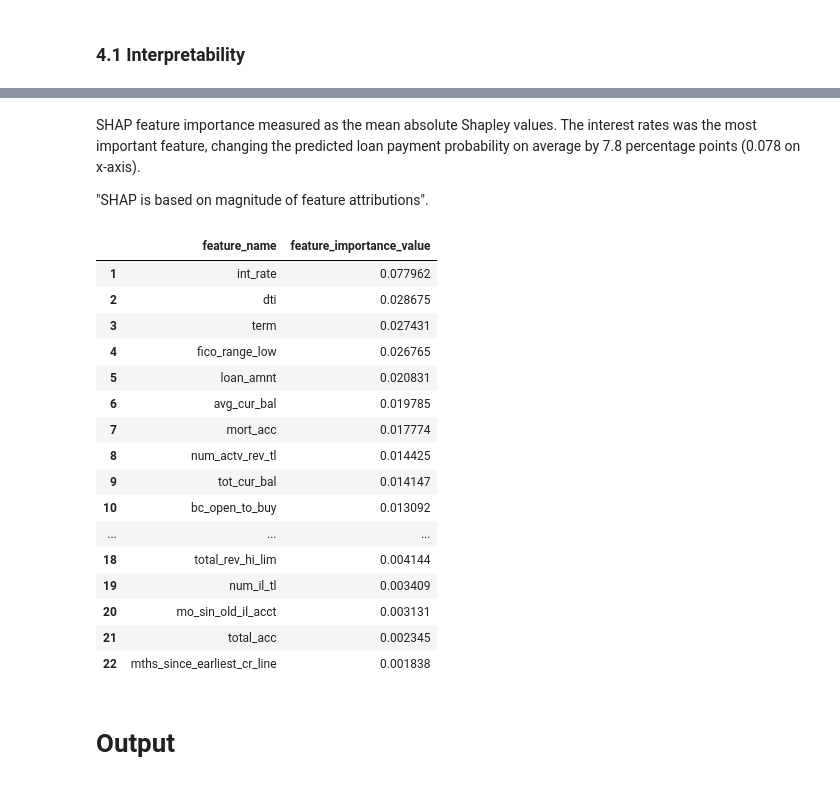
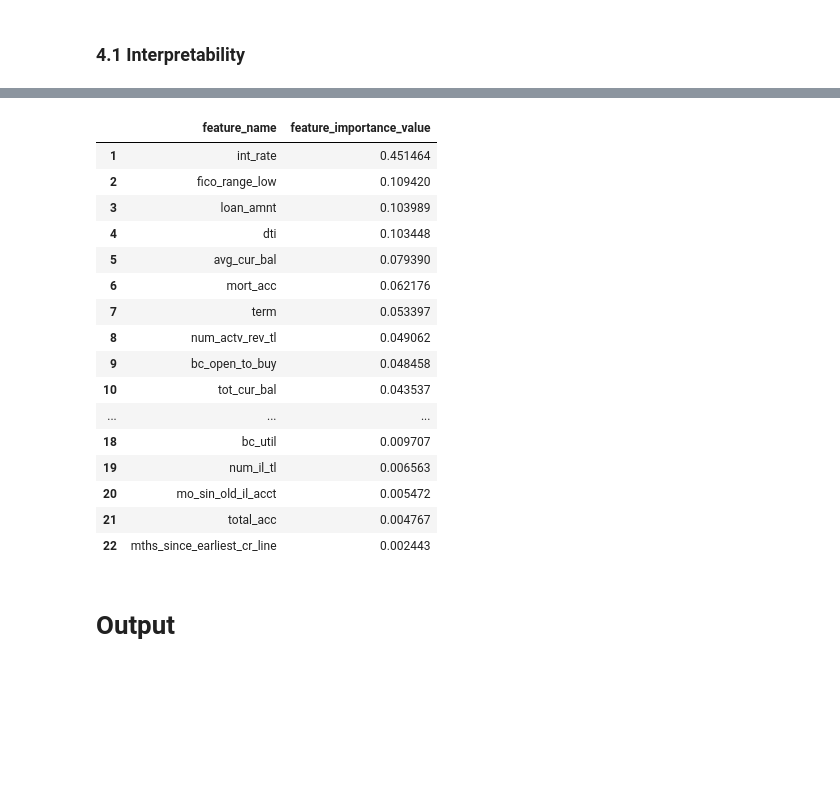
Before and after one commit to felgabr/p2p_lending_data, a Jupyter notebook: 1_modeling.ipynb, the cells around one changed output, grey strips where cells are left out. Cells and saved outputs as stored; diff of their text form; code cells hidden in the pictures; blank space fills up the shorter version.

```diff
--- a/1_modeling.ipynb
+++ b/1_modeling.ipynb
@@ -198,6 +204,12 @@ X_train_subset = feature_selector.Subset()
 
 # Get a list of important features
 important_feat = list(X_train_subset.columns)
+# %%
+important_feat = ['fico_range_high', 'fico_range_low', 'num_actv_rev_tl', 'dti', 'bc_open_to_buy',
+                  'mort_acc', 'int_rate', 'revol_util', 'total_bc_limit', 'total_rev_hi_lim', 'term',
+                  'mo_sin_old_il_acct', 'tot_hi_cred_lim', 'total_acc', 'installment', 'mths_since_recent_bc',
+                  'tot_cur_bal', 'mo_sin_old_rev_tl_op', 'inq_last_6mths', 'num_il_tl', 'avg_cur_bal',
+                  'loan_amnt', 'bc_util', 'funded_amnt_inv', 'mths_since_earliest_cr_line', 'funded_amnt', 'annual_inc']
 # %% [markdown]
 ### 2.3 Checking Multicollinearity <a class="anchor" id="check_multi"></a>
 # %% [markdown]
@@ -387,3 +402,14 @@ pu.classification_report_df(y_test, y_test_pred, target_names=['Unpaid', 'Paid']
 # %%
 # Make predictions (probability)
 predictions = model.predict_proba(X_test_subset)
+# %%
+%%time
+
+# Calibrates the model
+clf = RandomForestClassifier(class_weight='balanced', max_depth=12,
+                             max_features='sqrt', min_samples_leaf=5,
+                             min_samples_split=11, n_estimators=470, n_jobs=-1,
+                             random_state=13)
+
+cal_model = CalibratedClassifierCV(clf, method='sigmoid', cv=3, n_jobs=-1)
+cal_model.fit(X_train_subset[-300000:], y_train[-300000:])
@@ -448,0 +521,8 @@ Wall time: 2d 13h 57min 3s
+# %%
+%%time
+
+# Compute SHAP values
+data = shap.kmeans(X_train_subset[-300000:], 10)
+
+explainer = shap.KernelExplainer(cal_model.predict_proba, data, link='logit')
+shap_values = explainer.shap_values(X_test_subset, nsamples=100, l1_reg='num_features(10)')
@@ -467,34 +553,30 @@ f.savefig('./output/feat_importance.png', bbox_inches='tight', dpi=600)
-# %% [markdown]
-SHAP feature importance measured as the mean absolute Shapley values. The interest rates was the most important feature, changing the predicted loan payment probability on average by 7.8 percentage points (0.078 on x-axis).
-
-"SHAP is based on magnitude of feature attributions".
 # %%
 # Calcs feature importance
-df_shap = pu.shap_feature_importance(X_train_subset[-300000:], shap_values)
+df_shap = pu.shap_feature_importance(X_test_subset, shap_values)
 
 # Save
 df_shap.to_csv('./output/feat_importance.csv', index=False)
 
 # Show
 df_shap
 # %% [output]
 |  | feature_name | feature_importance_value |
-| 1 | int_rate | 0.077962 |
-| 2 | dti | 0.028675 |
-| 3 | term | 0.027431 |
-| 4 | fico_range_low | 0.026765 |
-| 5 | loan_amnt | 0.020831 |
-| 6 | avg_cur_bal | 0.019785 |
-| 7 | mort_acc | 0.017774 |
-| 8 | num_actv_rev_tl | 0.014425 |
-| 9 | tot_cur_bal | 0.014147 |
-| 10 | bc_open_to_buy | 0.013092 |
+| 1 | int_rate | 0.451464 |
+| 2 | fico_range_low | 0.109420 |
+| 3 | loan_amnt | 0.103989 |
+| 4 | dti | 0.103448 |
+| 5 | avg_cur_bal | 0.079390 |
+| 6 | mort_acc | 0.062176 |
+| 7 | term | 0.053397 |
+| 8 | num_actv_rev_tl | 0.049062 |
+| 9 | bc_open_to_buy | 0.048458 |
+| 10 | tot_cur_bal | 0.043537 |
 | ... | ... | ... |
-| 18 | total_rev_hi_lim | 0.004144 |
-| 19 | num_il_tl | 0.003409 |
-| 20 | mo_sin_old_il_acct | 0.003131 |
-| 21 | total_acc | 0.002345 |
-| 22 | mths_since_earliest_cr_line | 0.001838 |
+| 18 | bc_util | 0.009707 |
+| 19 | num_il_tl | 0.006563 |
+| 20 | mo_sin_old_il_acct | 0.005472 |
+| 21 | total_acc | 0.004767 |
+| 22 | mths_since_earliest_cr_line | 0.002443 |
 # %% [markdown]
 # Output <a class="anchor" id="model_output"></a>
 # %%
```
Also changed, not shown: parts of 24 cells of this notebook, 10 other files.
